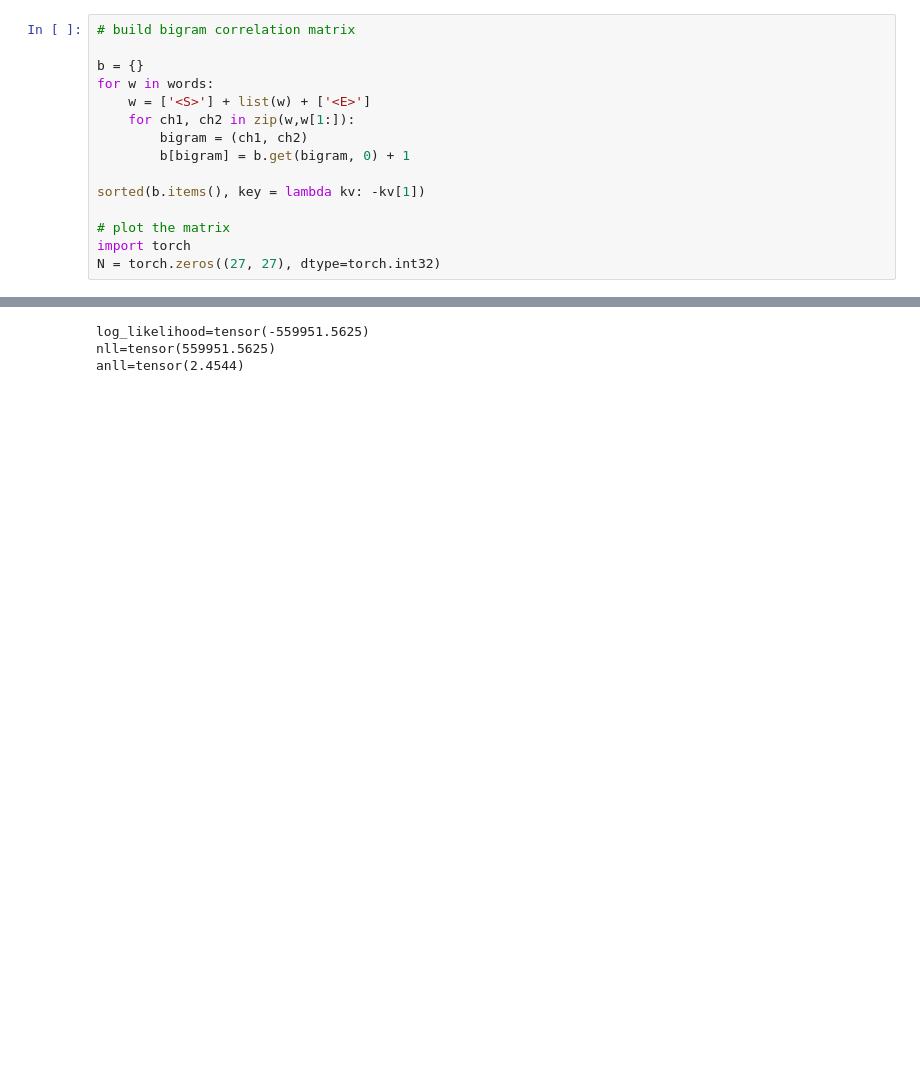
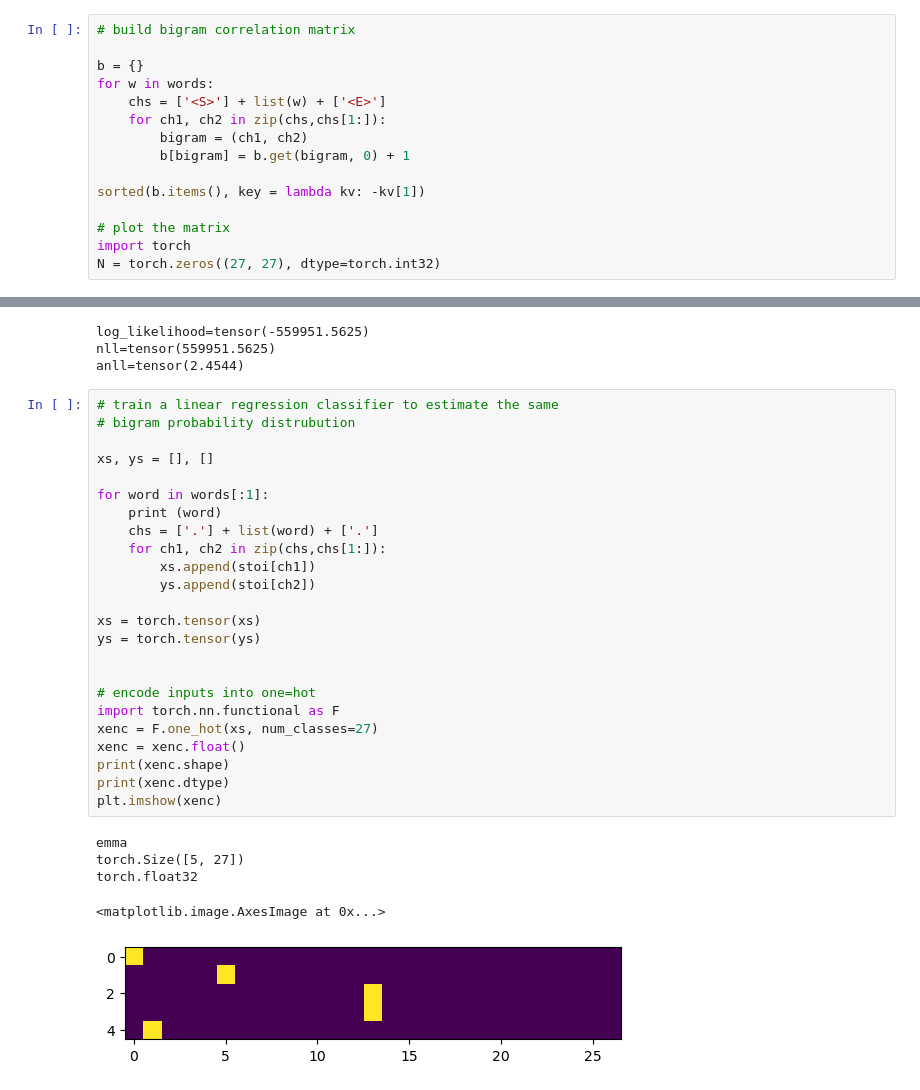
Before and after one commit to ivancruzbht/nanogpt, a Jupyter notebook: makemore-bigrams.ipynb, the cells around one changed output, grey strips where cells are left out. Drawn from its saved outputs; the diff is of its cells as text; blank space fills up the shorter version.

Commit message:
linear layer

```diff
--- a/makemore-bigrams.ipynb
+++ b/makemore-bigrams.ipynb
@@ -13,8 +13,8 @@ print(words[1:10])
 
 b = {}
 for w in words:
-    w = ['<S>'] + list(w) + ['<E>']
-    for ch1, ch2 in zip(w,w[1:]):
+    chs = ['<S>'] + list(w) + ['<E>']
+    for ch1, ch2 in zip(chs,chs[1:]):
         bigram = (ch1, ch2)
         b[bigram] = b.get(bigram, 0) + 1
 
@@ -111,3 +114,33 @@ print(f"{anll=}")
 log_likelihood=tensor(-559951.5625)
 nll=tensor(559951.5625)
 anll=tensor(2.4544)
+# %%
+# train a linear regression classifier to estimate the same
+# bigram probability distrubution
+
+xs, ys = [], []
+
+for word in words[:1]:
+    print (word)
+    chs = ['.'] + list(word) + ['.']
+    for ch1, ch2 in zip(chs,chs[1:]):
+        xs.append(stoi[ch1])
+        ys.append(stoi[ch2])
+
+xs = torch.tensor(xs)
+ys = torch.tensor(ys)
+
+
+# encode inputs into one=hot
+import torch.nn.functional as F
+xenc = F.one_hot(xs, num_classes=27)
+xenc = xenc.float()
+print(xenc.shape)
+print(xenc.dtype)
+plt.imshow(xenc)
+# %% [output]
+emma
+torch.Size([5, 27])
+torch.float32
+<matplotlib.image.AxesImage at 0x...>
+[figure, added]
```
Also changed, not shown: parts of 6 cells of this notebook.
